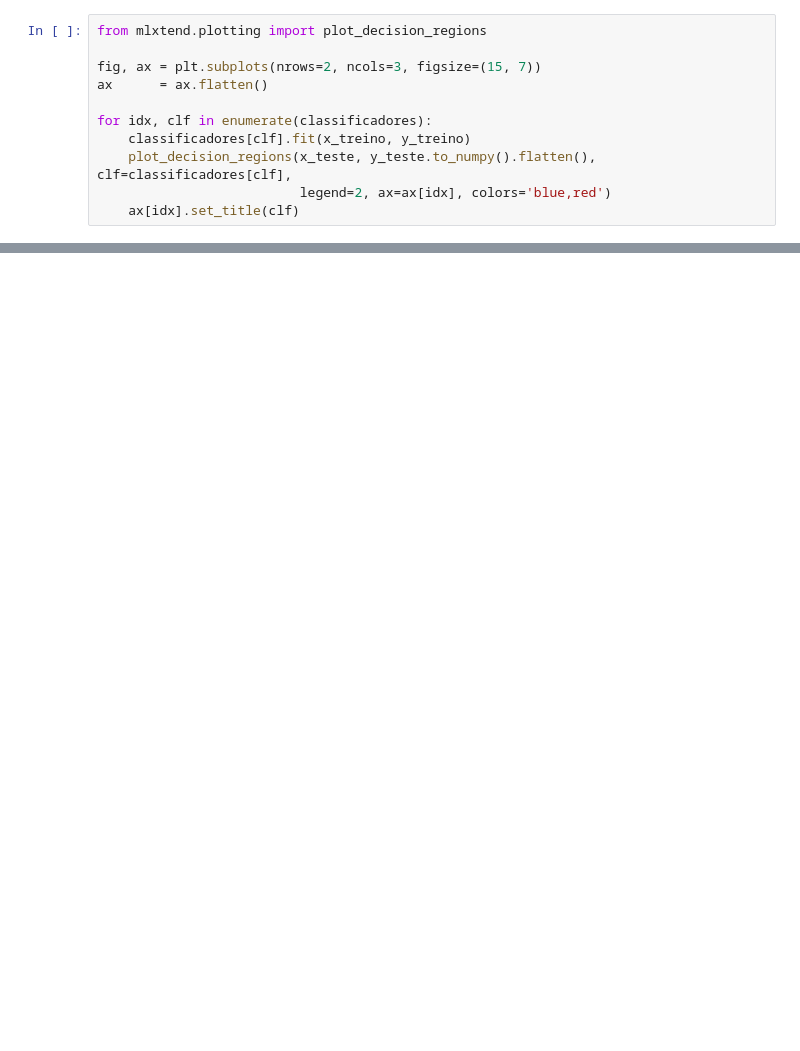
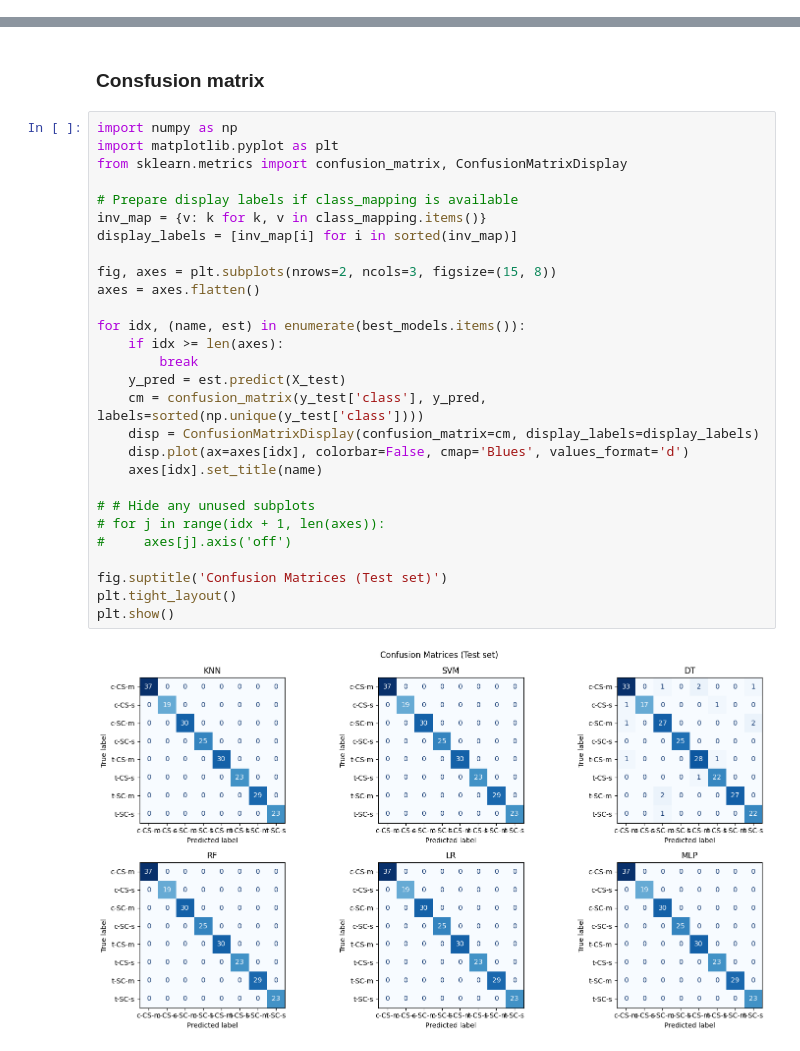
Before and after one commit to witorMao/mo809, a Jupyter notebook: lab5/classifier_models.ipynb, the cells around one changed output, grey strips where cells are left out. Cells and saved outputs as stored; diff of their text form; blank space fills up the shorter version.

```diff
--- a/lab5/classifier_models.ipynb
+++ b/lab5/classifier_models.ipynb
@@ -297,11 +306,0 @@ x_treino, x_teste, y_treino, y_teste = train_test_split(dados_pca, y, test_size=
-# %%
-from mlxtend.plotting import plot_decision_regions
-
-fig, ax = plt.subplots(nrows=2, ncols=3, figsize=(15, 7))
-ax      = ax.flatten()
-
-for idx, clf in enumerate(classificadores):
-    classificadores[clf].fit(x_treino, y_treino)
-    plot_decision_regions(x_teste, y_teste.to_numpy().flatten(), clf=classificadores[clf],
-                          legend=2, ax=ax[idx], colors='blue,red')
-    ax[idx].set_title(clf)
@@ -309,0 +423,32 @@ for idx, clf in enumerate(classificadores):
+# %% [markdown]
+### Consfusion matrix
+# %%
+import numpy as np
+import matplotlib.pyplot as plt
+from sklearn.metrics import confusion_matrix, ConfusionMatrixDisplay
+
+# Prepare display labels if class_mapping is available
+inv_map = {v: k for k, v in class_mapping.items()}
+display_labels = [inv_map[i] for i in sorted(inv_map)]
+
+fig, axes = plt.subplots(nrows=2, ncols=3, figsize=(15, 8))
+axes = axes.flatten()
+
+for idx, (name, est) in enumerate(best_models.items()):
+    if idx >= len(axes):
+        break
+    y_pred = est.predict(X_test)
+    cm = confusion_matrix(y_test['class'], y_pred, labels=sorted(np.unique(y_test['class'])))
+    disp = ConfusionMatrixDisplay(confusion_matrix=cm, display_labels=display_labels)
+    disp.plot(ax=axes[idx], colorbar=False, cmap='Blues', values_format='d')
+    axes[idx].set_title(name)
+
+# # Hide any unused subplots
+# for j in range(idx + 1, len(axes)):
+#     axes[j].axis('off')
+
+fig.suptitle('Confusion Matrices (Test set)')
+plt.tight_layout()
+plt.show()
+# %% [output]
+[figure, added]
```
Also changed, not shown: parts of 44 cells of this notebook, 1 other file.
